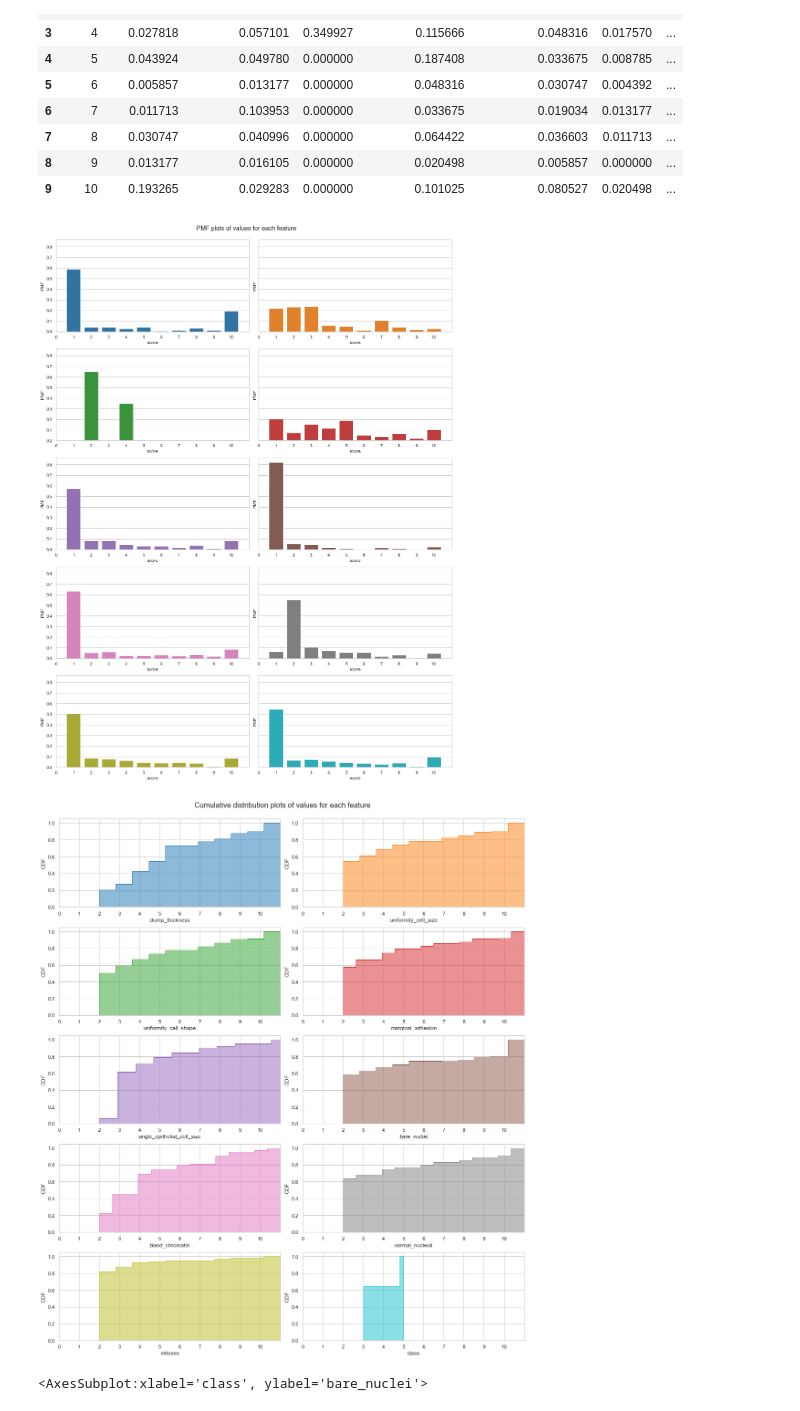
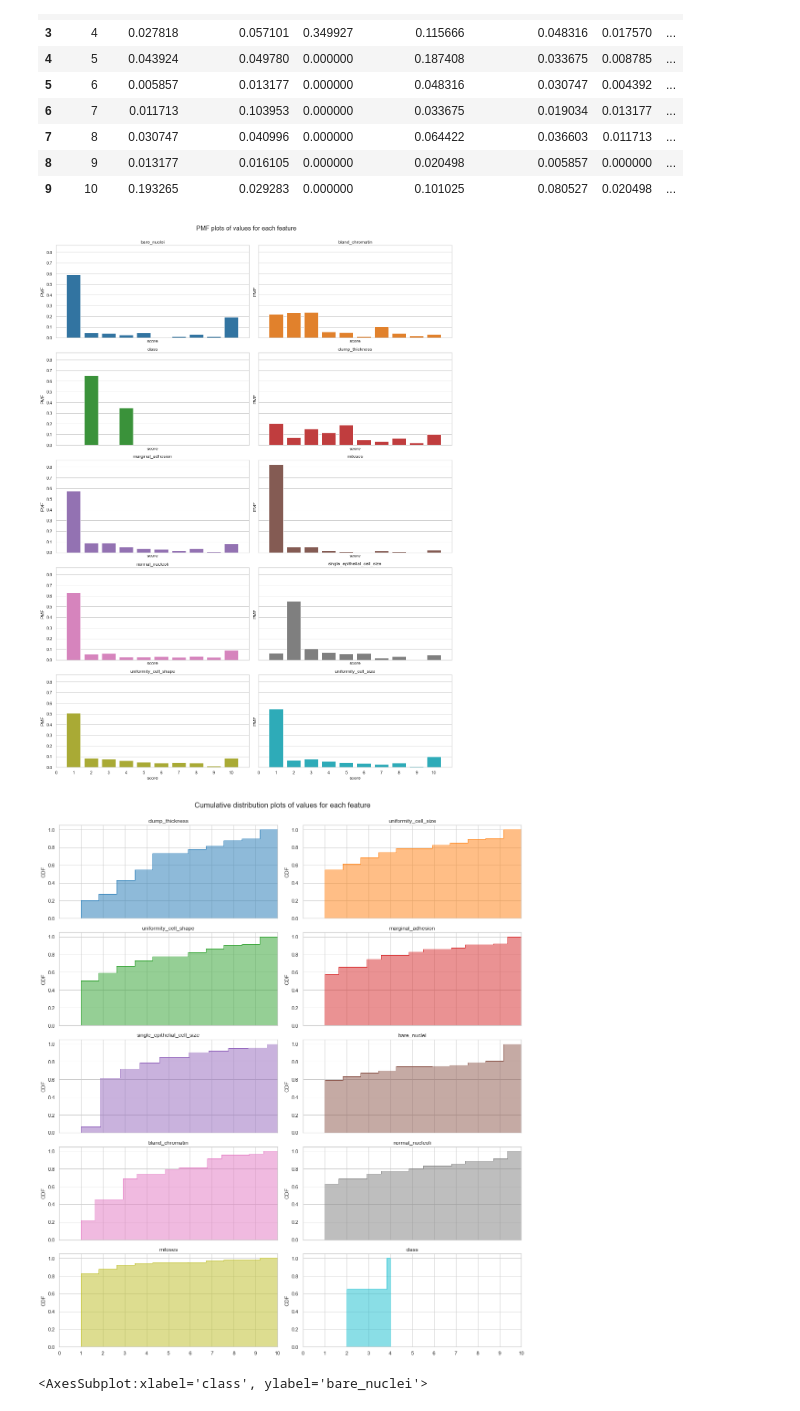
Before and after one commit to rromang/breast_cancer_classification, a Jupyter notebook: notebooks/initial.ipynb, the cells around one changed output. Drawn from its saved outputs; the diff is of its cells as text; code cells hidden in the pictures.

Commit message:
changes to plots

```diff
--- a/notebooks/initial.ipynb
+++ b/notebooks/initial.ipynb
@@ -219,7 +219,7 @@ def sns_displot(x,ax,**plt_kwargs):
 #create multiple subplots to see the distribution of values for each feature
 #----------------------------------------------
 fig, axs = plt.subplots(5,2,\
-    figsize=(15,17),sharey=False)
+    figsize=(15,17),sharey=True, sharex=True)
 plt.suptitle('Histogram for the distrubution of values for each feature', y=1.01, fontsize=16)
 plt.xlim((-1,11))
 ((ax1, ax2), (ax3, ax4), (ax5, ax6), (ax7, ax8), (ax9, ax10))=axs
@@ -230,7 +230,7 @@ colors = ['tab:blue','tab:orange','tab:green','tab:red','tab:purple','tab:brown'
     'tab:pink','tab:gray','tab:olive','tab:cyan']
 
 for i in range(len(names)):
-    sns_displot([df_dropped[str(names[i])]], ax=ax_lst[i], bins=10, color=colors[i], axlabel=names[i])
+    sns_displot([df_dropped[str(names[i])]], ax=ax_lst[i], bins=10, kde=False, color=colors[i], axlabel=names[i])
 
 plt.tight_layout()
 fig.savefig('../images/exploratory_analysis/histograms.png', bbox_inches='tight',dpi=600)
@@ -309,7 +309,7 @@ pmf_df
 #create multiple subplots to see the PMF for each feature
 #----------------------------------------------
 fig, axs = plt.subplots(5,2,\
-    figsize=(15,20),sharey=True, sharex=False)
+    figsize=(15,20),sharey=True, sharex=True)
 plt.subplots_adjust(wspace = 0.2, hspace = 0.2)
 plt.suptitle('PMF plots of values for each feature', y=1, fontsize=16)
 # plt.setp(axs, xlim=(0,10), ylim=(0,0.75), xticks=list(range(0,11)))
@@ -330,46 +330,48 @@ for i, ax in zip(range(len(names)), axs.flat):
     ax.set_xlim([-1,10])
     ax.set_xticks(list(range(-1,10)))
     ax.set_xticklabels(list(range(0,11)))
+    ax.set_title(names[i])
 
 plt.tight_layout()
 fig.savefig('../images/exploratory_analysis/pmf_plots.png', bbox_inches='tight',dpi=600)
 plt.show()
 # %% [output]
-[figure, old version]
+[figure, new version]
 # %%
 #create multiple subplots to see the cumulative distribution for each feature
 #----------------------------------------------
 fig, axs = plt.subplots(5,2,\
-    figsize=(15,17),sharey=False, sharex=False)
+    figsize=(15,17),sharey=False, sharex=True)
 plt.subplots_adjust(wspace = 0.2, hspace = 0.2)
 plt.suptitle('Cumulative distribution plots of values for each feature', y=1, fontsize=16)
 # plt.setp(axs, xlim=(0,10), ylim=(0,0.75), xticks=list(range(0,11)))
 ((ax1, ax2), (ax3, ax4), (ax5, ax6), (ax7, ax8), (ax9, ax10))=axs
 
 names = df_dropped.columns
 names = names.format()
 ax_lst = list(tuple(chain.from_iterable(axs)))
 
 colors = ['tab:blue','tab:orange','tab:green','tab:red','tab:purple','tab:brown',\
     'tab:pink','tab:gray','tab:olive','tab:cyan']
 
 
 for i in range(len(names)):
     PMF_cdistplot(df_dropped[names[i]], df_dropped, ax=ax_lst[i], color=colors[i])
     # sns.barplot(x=pmf_df.score, y=pmf_df[names[i]], ax=ax_lst[i], ci=None, color=colors[i])
 
 for i, ax in zip(range(len(names)), axs.flat):
     ax.set(ylabel='CDF')
-    # ax.set(xlabel=names[num])
-    ax.set_xlim([-1,10])
-    ax.set_xticks(list(range(-1,10)))
-    ax.set_xticklabels(list(range(0,11)))
+    ax.set_title(names[i])
+    ax.set_xlim([0,10])
+    ax.set_xticks(list(range(0,11)))
+    ax.xaxis.label.set_visible(False)
 
+# plt.setp(xlabel=[])
 plt.tight_layout()
 fig.savefig('../images/exploratory_analysis/cdf_plots.png', bbox_inches='tight',dpi=600)
 plt.show()
 # %% [output]
-[figure, old version]
+[figure, new version]
 # %%
 sns.violinplot(x='class', y='bare_nuclei', data=df_dropped, ax=ax, color='tab:green')
 # %% [output]
```
Also changed, not shown: parts of 3 cells of this notebook, 5 other files.
